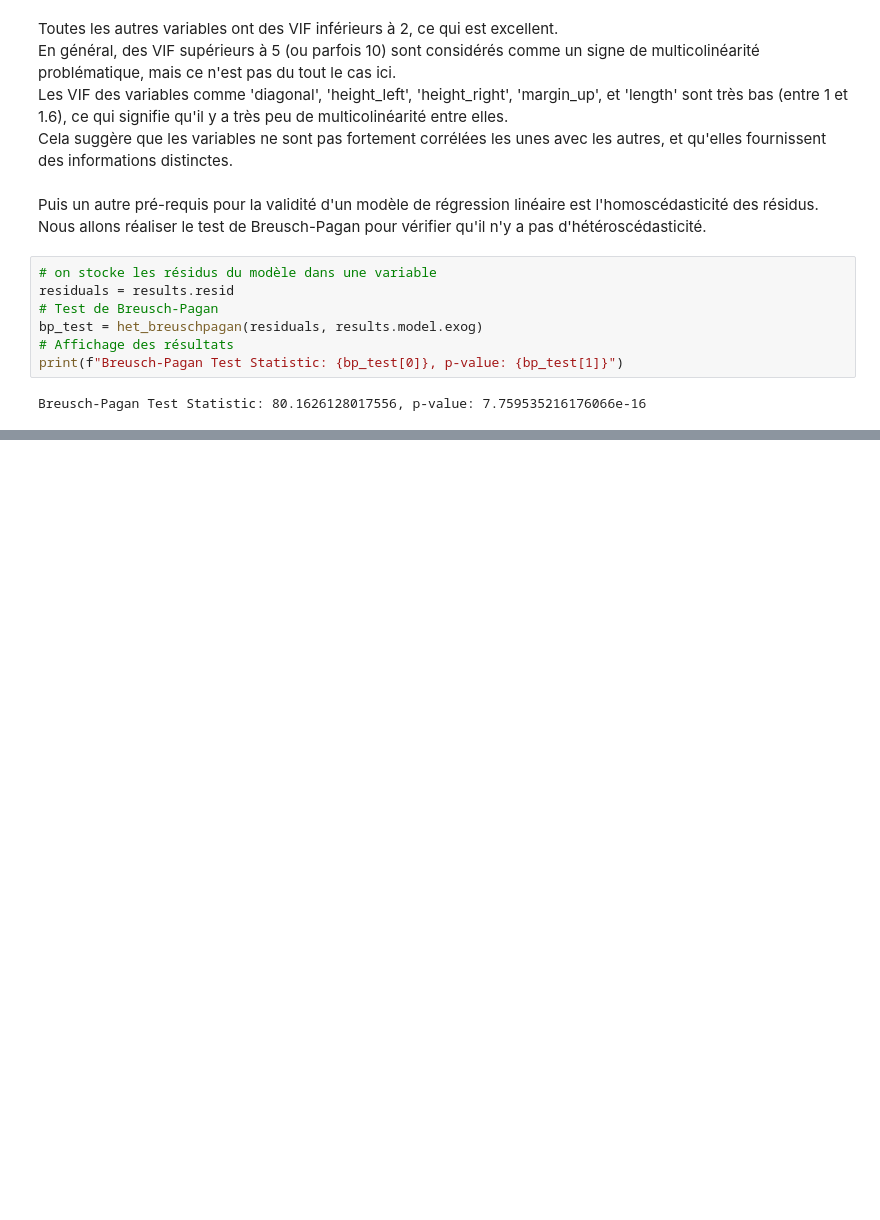
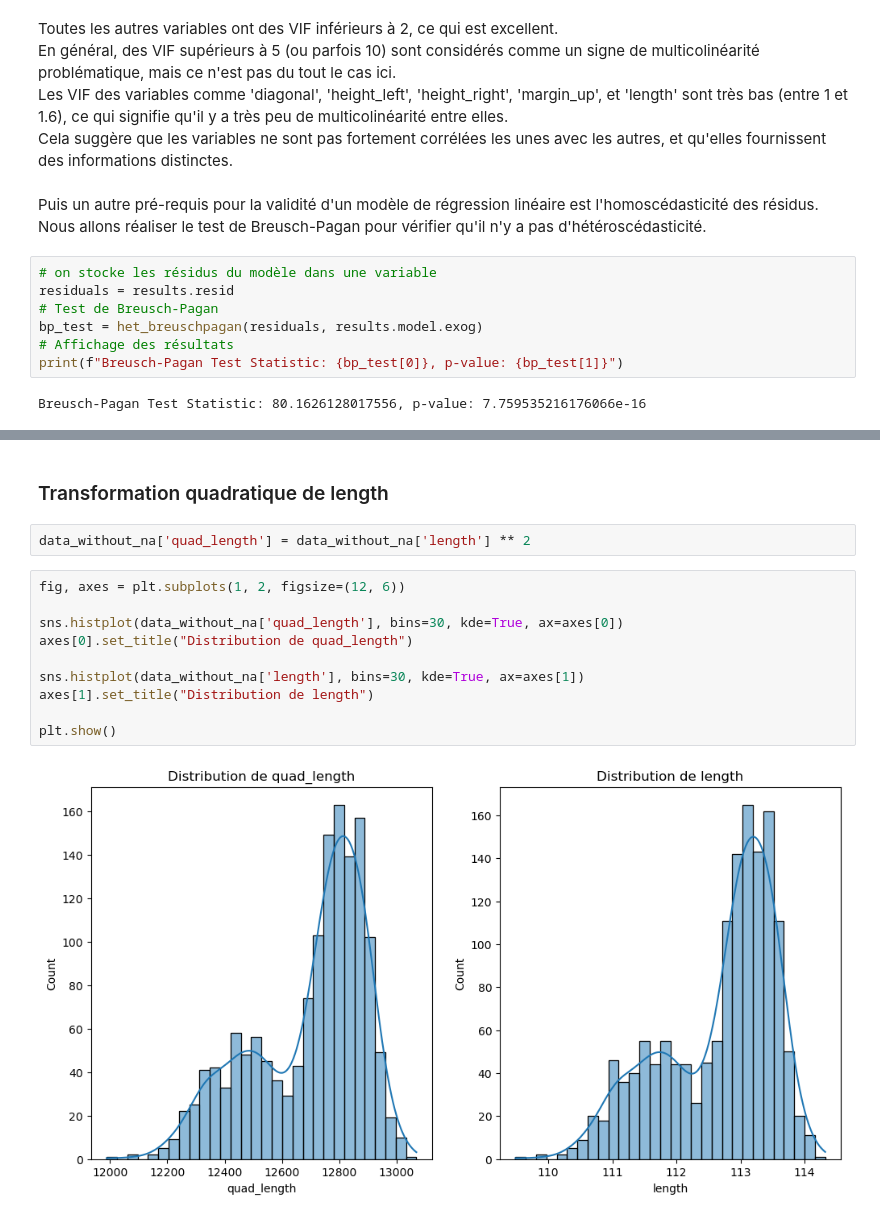
Before and after one commit to Cedric-ME/Detection_De_Faux_Billets, a Jupyter notebook: Analyse_data.ipynb, the cells around one changed output, grey strips where cells are left out. Saved outputs shown, nothing was run; the diff lists cells and outputs as text; blank space fills up the shorter version.

```diff
--- a/Analyse_data.ipynb
+++ b/Analyse_data.ipynb
@@ -296,0 +473,16 @@ Cette approche améliorera ainsi la fiabilité du modèle, tant en termes d'inte
+# %% [markdown]
+### Transformation quadratique de length
+# %%
+data_without_na['quad_length'] = data_without_na['length'] ** 2
+# %%
+fig, axes = plt.subplots(1, 2, figsize=(12, 6))
+
+sns.histplot(data_without_na['quad_length'], bins=30, kde=True, ax=axes[0])
+axes[0].set_title("Distribution de quad_length")
+
+sns.histplot(data_without_na['length'], bins=30, kde=True, ax=axes[1])
+axes[1].set_title("Distribution de length")
+
+plt.show()
+# %% [output]
+[figure, added]
```
Also changed, not shown: parts of 40 cells of this notebook.
